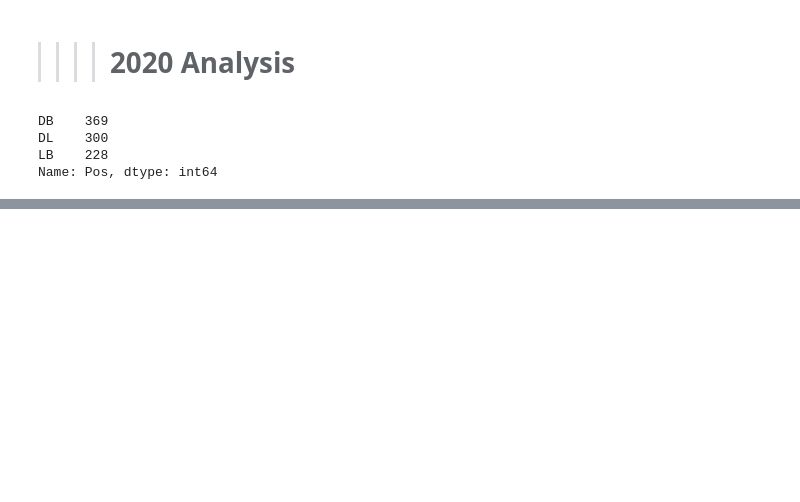
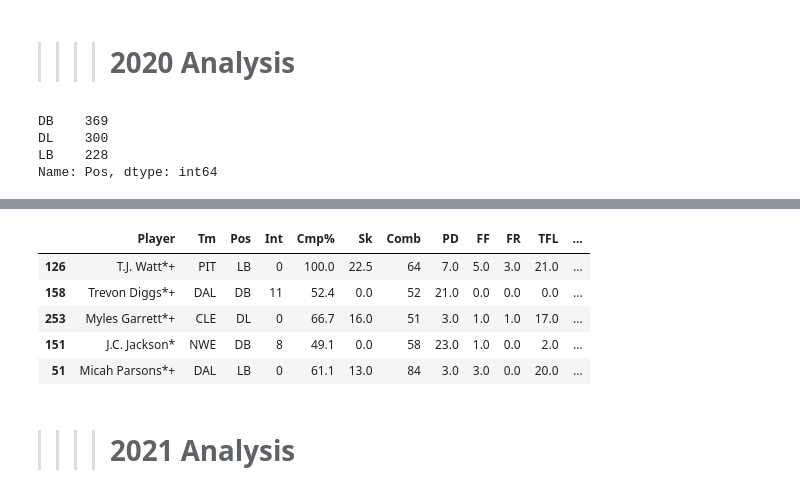
Before and after one commit to SHAWNSMITH16/individual_project, a Jupyter notebook: scratch.ipynb, the cells around one changed output, grey strips where cells are left out. Saved outputs shown, nothing was run; the diff lists cells and outputs as text; code cells hidden in the pictures; blank space fills up the shorter version.

```diff
--- a/scratch.ipynb
+++ b/scratch.ipynb
@@ -136,0 +106,6 @@ df20.sort_values('ovr_rtg', ascending = False).head(30)
+# %%
+df21 = f.new_stat_cols(df21)
+# %%
+df21 = w.obsolete_col_drop(df21)
+# %%
+df21 = w.cleanup(df21)
@@ -136,0 +130,13 @@ df20.sort_values('ovr_rtg', ascending = False).head(30)
+# %%
+df21 = f.player_ratings_cols(df21)
+# %%
+df21.sort_values('ovr_rtg', ascending = False).head(5)
+# %% [output]
+|  | Player | Tm | Pos | Int | Cmp% | Sk | Comb | PD | FF | FR | TFL | ... |
+| 126 | T.J. Watt*+ | PIT | LB | 0 | 100.0 | 22.5 | 64 | 7.0 | 5.0 | 3.0 | 21.0 | ... |
+| 158 | Trevon Diggs*+ | DAL | DB | 11 | 52.4 | 0.0 | 52 | 21.0 | 0.0 | 0.0 | 0.0 | ... |
+| 253 | Myles Garrett*+ | CLE | DL | 0 | 66.7 | 16.0 | 51 | 3.0 | 1.0 | 1.0 | 17.0 | ... |
+| 151 | J.C. Jackson* | NWE | DB | 8 | 49.1 | 0.0 | 58 | 23.0 | 1.0 | 0.0 | 2.0 | ... |
+| 51 | Micah Parsons*+ | DAL | LB | 0 | 61.1 | 13.0 | 84 | 3.0 | 3.0 | 0.0 | 20.0 | ... |
+# %% [markdown]
+>>>> # 2021 Analysis
```
Also changed, not shown: parts of 18 cells of this notebook.
